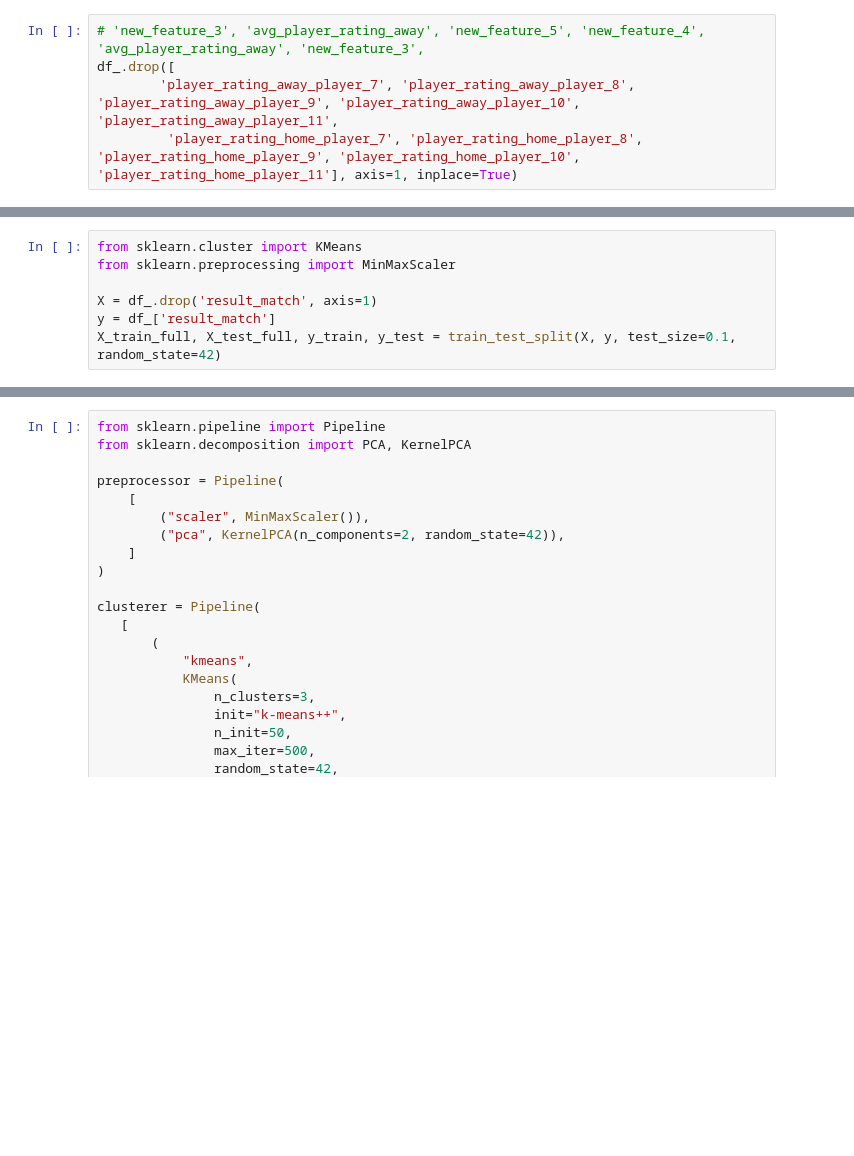
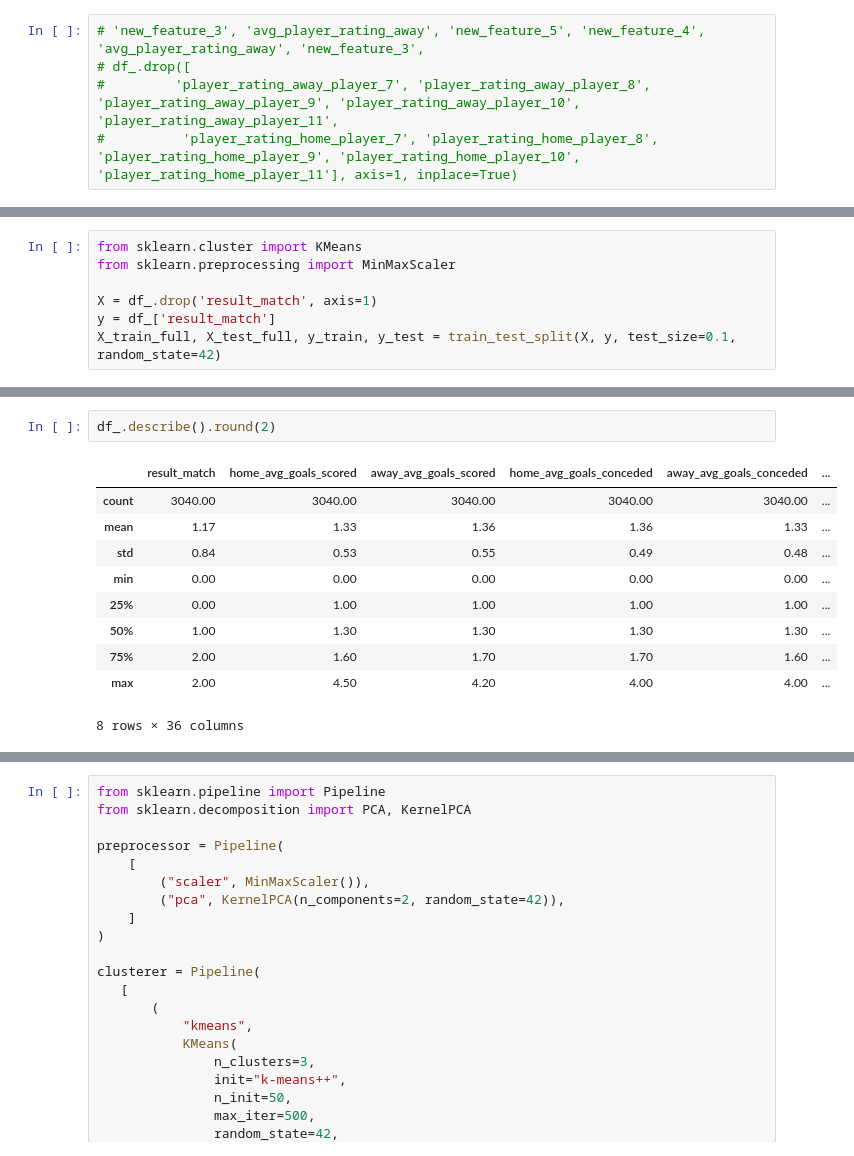
Before and after one commit to kamil0920/aws_football, a Jupyter notebook: pipelines/feature_engnering.ipynb, the cells around one changed output, grey strips where cells are left out. Saved outputs shown, nothing was run; the diff lists cells and outputs as text; blank space fills up the shorter version.

```diff
--- a/pipelines/feature_engnering.ipynb
+++ b/pipelines/feature_engnering.ipynb
@@ -374,6 +340,6 @@ df_['combined_2'] = df_['new_feature_4'] * df_['new_feature_5'] * df_['avg_playe
 df_['combined_3_alt'] = df_['new_feature_3'] * df_['avg_player_rating_away']
 # %%
 # 'new_feature_3', 'avg_player_rating_away', 'new_feature_5', 'new_feature_4', 'avg_player_rating_away', 'new_feature_3',
-df_.drop([
-        'player_rating_away_player_7', 'player_rating_away_player_8', 'player_rating_away_player_9', 'player_rating_away_player_10', 'player_rating_away_player_11',
-         'player_rating_home_player_7', 'player_rating_home_player_8', 'player_rating_home_player_9', 'player_rating_home_player_10', 'player_rating_home_player_11'], axis=1, inplace=True)
+# df_.drop([
+#         'player_rating_away_player_7', 'player_rating_away_player_8', 'player_rating_away_player_9', 'player_rating_away_player_10', 'player_rating_away_player_11',
+#          'player_rating_home_player_7', 'player_rating_home_player_8', 'player_rating_home_player_9', 'player_rating_home_player_10', 'player_rating_home_player_11'], axis=1, inplace=True)
@@ -508,0 +425,13 @@ memory usage: 902.5 KB
+# %%
+df_.describe().round(2)
+# %% [output]
+|  | result_match | home_avg_goals_scored | away_avg_goals_scored | home_avg_goals_conceded | away_avg_goals_conceded | ... |
+| count | 3040.00 | 3040.00 | 3040.00 | 3040.00 | 3040.00 | ... |
+| mean | 1.17 | 1.33 | 1.36 | 1.36 | 1.33 | ... |
+| std | 0.84 | 0.53 | 0.55 | 0.49 | 0.48 | ... |
+| min | 0.00 | 0.00 | 0.00 | 0.00 | 0.00 | ... |
+| 25% | 0.00 | 1.00 | 1.00 | 1.00 | 1.00 | ... |
+| 50% | 1.00 | 1.30 | 1.30 | 1.30 | 1.30 | ... |
+| 75% | 2.00 | 1.60 | 1.70 | 1.70 | 1.60 | ... |
+| max | 2.00 | 4.50 | 4.20 | 4.00 | 4.00 | ... |
+8 rows × 36 columns
```
Also changed, not shown: parts of 29 cells of this notebook, 2 other files.
